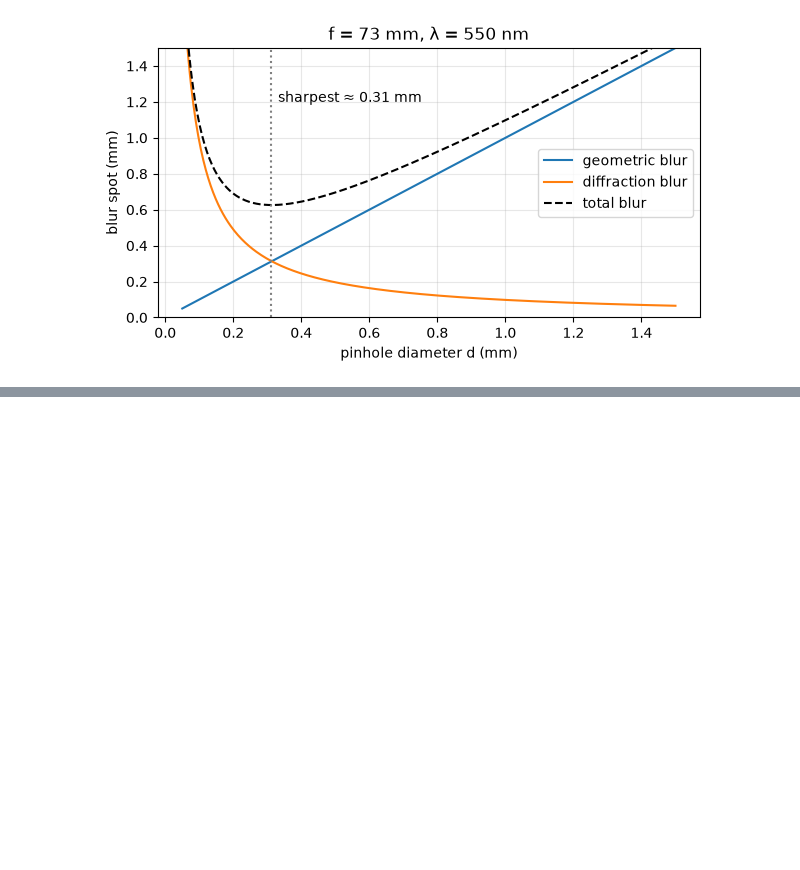
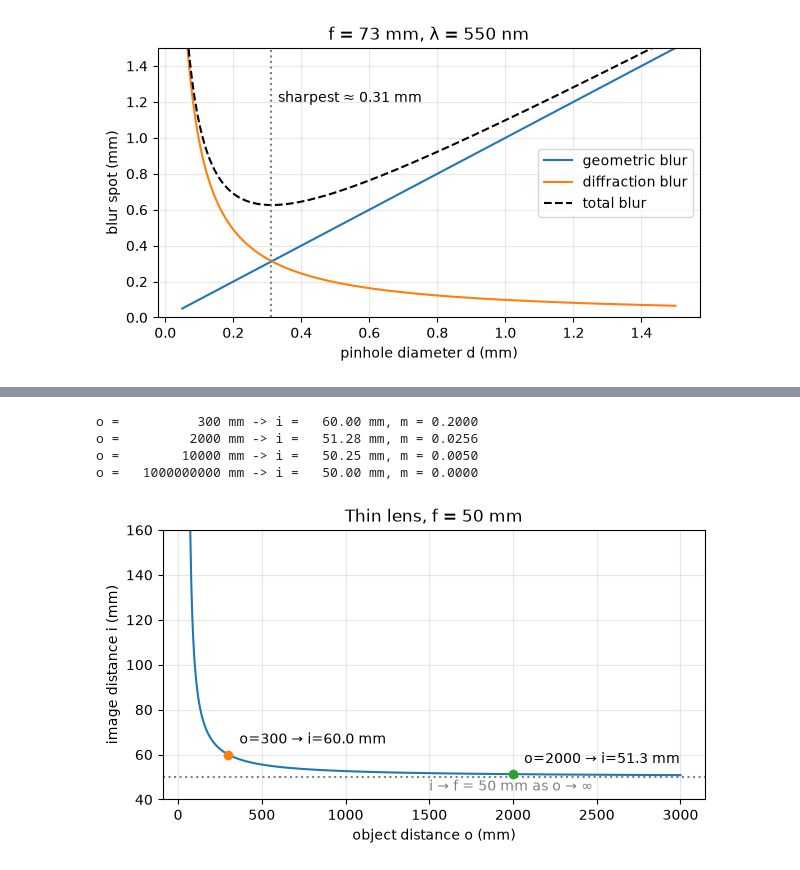
Before and after one commit to Ali-Haider-NSU/perception-geometry, a Jupyter notebook: 01_image_formation/projection.ipynb, the cells around one changed output, grey strips where cells are left out. Drawn from its saved outputs; the diff is of its cells as text; code cells hidden in the pictures; blank space fills up the shorter version.

Commit message:
Add thin lens and pinhole examples

```diff
--- a/01_image_formation/projection.ipynb
+++ b/01_image_formation/projection.ipynb
@@ -174,0 +180,38 @@ plt.show()
+# %%
+import numpy as np
+import matplotlib.pyplot as plt
+
+def image_distance(o_mm, f_mm=50.0):
+    if np.isclose(o_mm, f_mm):
+        np.inf
+    return 1.0/(1.0/ f_mm-1.0/o_mm)
+
+for o in [300, 2000, 10_000, 1e9]:
+    i = image_distance(o)
+    print(f"o = {o:>12.0f} mm -> i = {i:7.2f} mm, m = {i/o:.4f}")
+# %% [output]
+o =          300 mm -> i =   60.00 mm, m = 0.2000
+o =         2000 mm -> i =   51.28 mm, m = 0.0256
+o =        10000 mm -> i =   50.25 mm, m = 0.0050
+o =   1000000000 mm -> i =   50.00 mm, m = 0.0000
+# %%
+f = 50.0
+o = np.linspace(55, 3000, 500)
+i = 1.0 / (1.0 / f - 1.0 / o)
+
+plt.figure(figsize=(7, 3.5))
+plt.plot(o, i)
+plt.axhline(f, ls=":", c="gray")
+plt.text(1500, f - 6, "i → f = 50 mm as o → ∞", color="gray")
+for oo in [300, 2000]:
+    ii = image_distance(oo)
+    plt.plot(oo, ii, "o")
+    plt.annotate(f"o={oo} → i={ii:.1f} mm", (oo, ii), xytext=(8, 8), textcoords="offset points")
+plt.xlabel("object distance o (mm)")
+plt.ylabel("image distance i (mm)")
+plt.ylim(40, 160)
+plt.grid(alpha=0.3)
+plt.title("Thin lens, f = 50 mm")
+plt.show()
+# %% [output]
+[figure, added]
```
Also changed, not shown: parts of 1 cell of this notebook.
